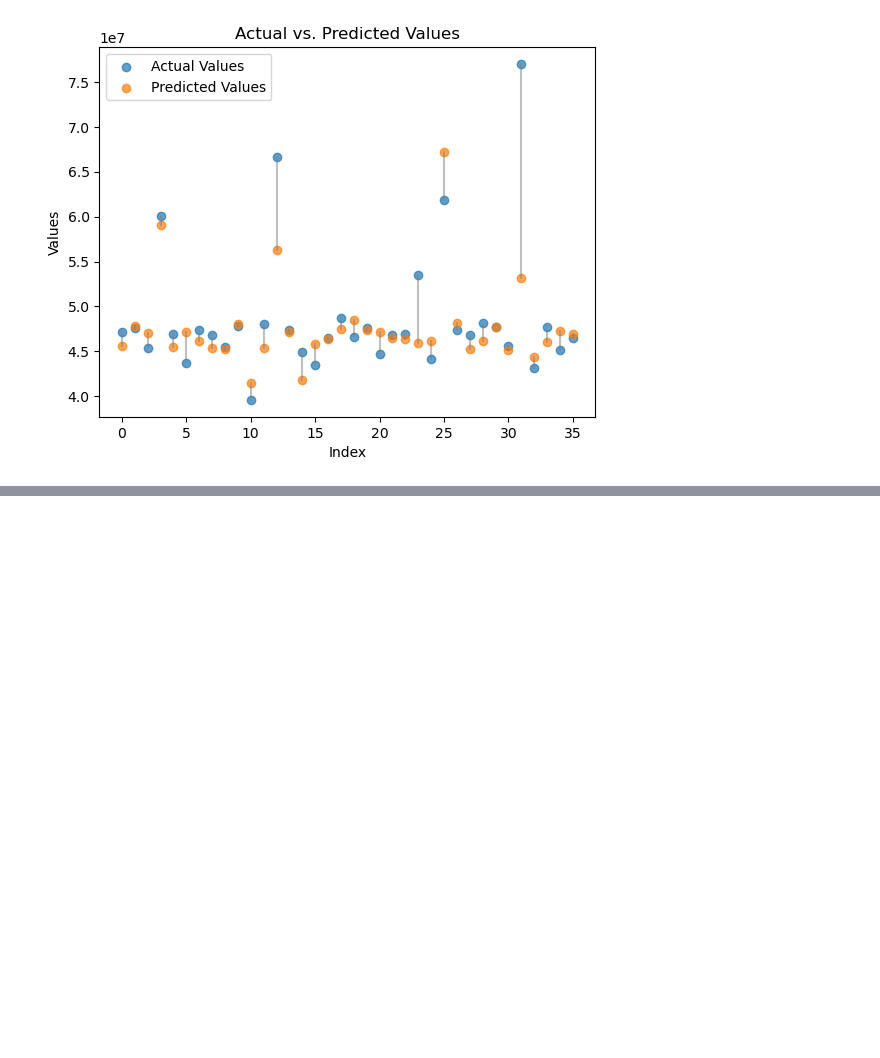
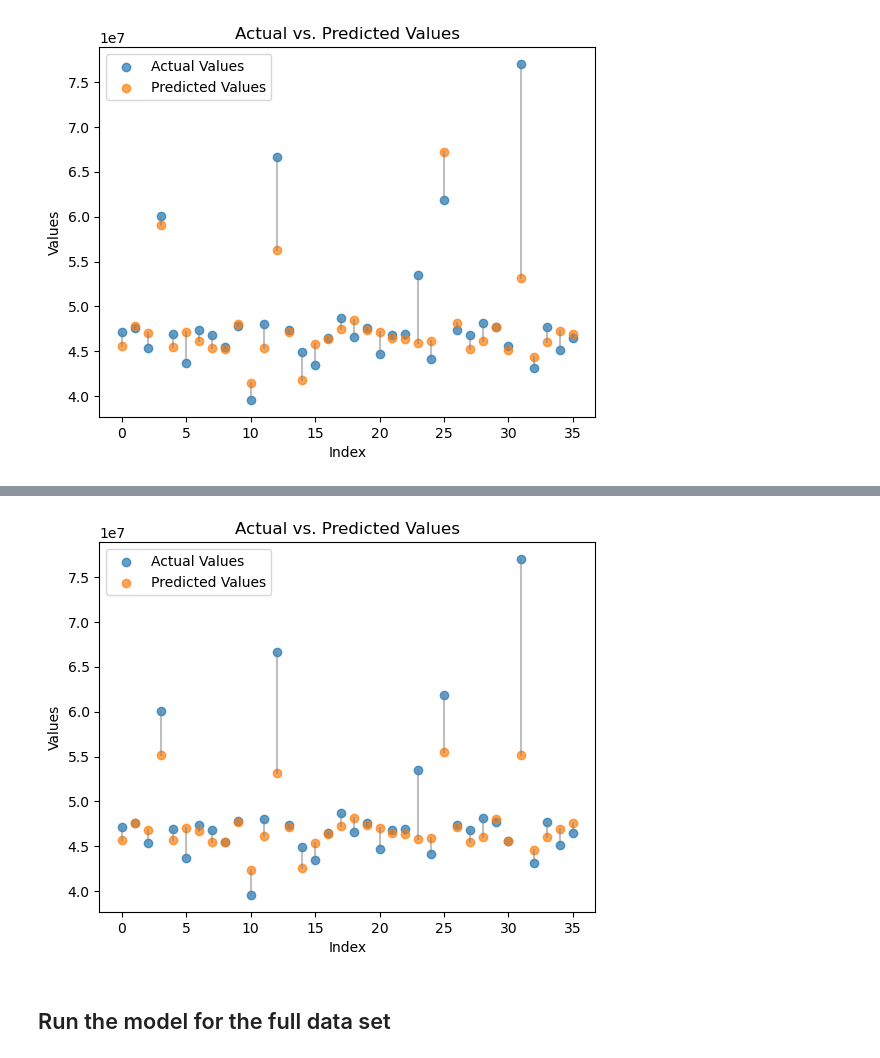
Before and after one commit to MEJillFarley/Walmart-Sales-Forecast, a Jupyter notebook: project_4_randomforest_monthly_V2.ipynb, the cells around one changed output, grey strips where cells are left out. Saved outputs shown, nothing was run; the diff lists cells and outputs as text; code cells hidden in the pictures; blank space fills up the shorter version.

```diff
--- a/project_4_randomforest_monthly_V2.ipynb
+++ b/project_4_randomforest_monthly_V2.ipynb
@@ -254,0 +291,12 @@ plt.show()
+# %%
+# NEW: Define the hyperparameters for the model (which were found using the hyperparameter tuning step)
+n_estimators = 2000
+max_depth = 15
+min_samples_leaf = 4
+min_samples_split = 2
+
+# Create a new random forest regressor object with the best hyperparameters
+rf = RandomForestRegressor(n_estimators=n_estimators, max_depth=max_depth, min_samples_split=min_samples_split, min_samples_leaf = min_samples_leaf, random_state=42)
+
+# Train the random forest regressor on the training data
+rf.fit(X_train_scaled, y_train)
@@ -254,0 +306,3 @@ plt.show()
+# %%
+# NEW: Make predictions using the testing data
+predictions = rf.predict(X_test_scaled)
@@ -254,0 +338,4 @@ plt.show()
+# %%
+# NEW: Create a data frame using y_test and predictions
+df = pd.DataFrame({'Actual Values': y_test, 'Predicted Values': predictions})
+df.head()
@@ -254,0 +349,24 @@ plt.show()
+# %%
+# NEW: Plot the two columns as two different series with different colors
+plt.scatter(df.index, df['Actual Values'], label='Actual Values', alpha = 0.7)
+plt.scatter(df.index, df['Predicted Values'], label='Predicted Values', alpha = 0.7)
+
+# Add line segments between each pair of points that share the same index value
+for i in range(len(df)):
+    plt.plot([i, i], [df.iloc[i]['Actual Values'], df.iloc[i]['Predicted Values']], color='gray', alpha=0.5)
+
+
+# Set axis labels and title
+plt.xlabel('Index')
+plt.ylabel('Values')
+plt.title('Actual vs. Predicted Values')
+
+# Add legend
+plt.legend()
+
+# Display the plot
+plt.show()
+# %% [output]
+[figure, added]
+# %% [markdown]
+## Run the model for the full data set
```
Also changed, not shown: parts of 14 cells of this notebook.
